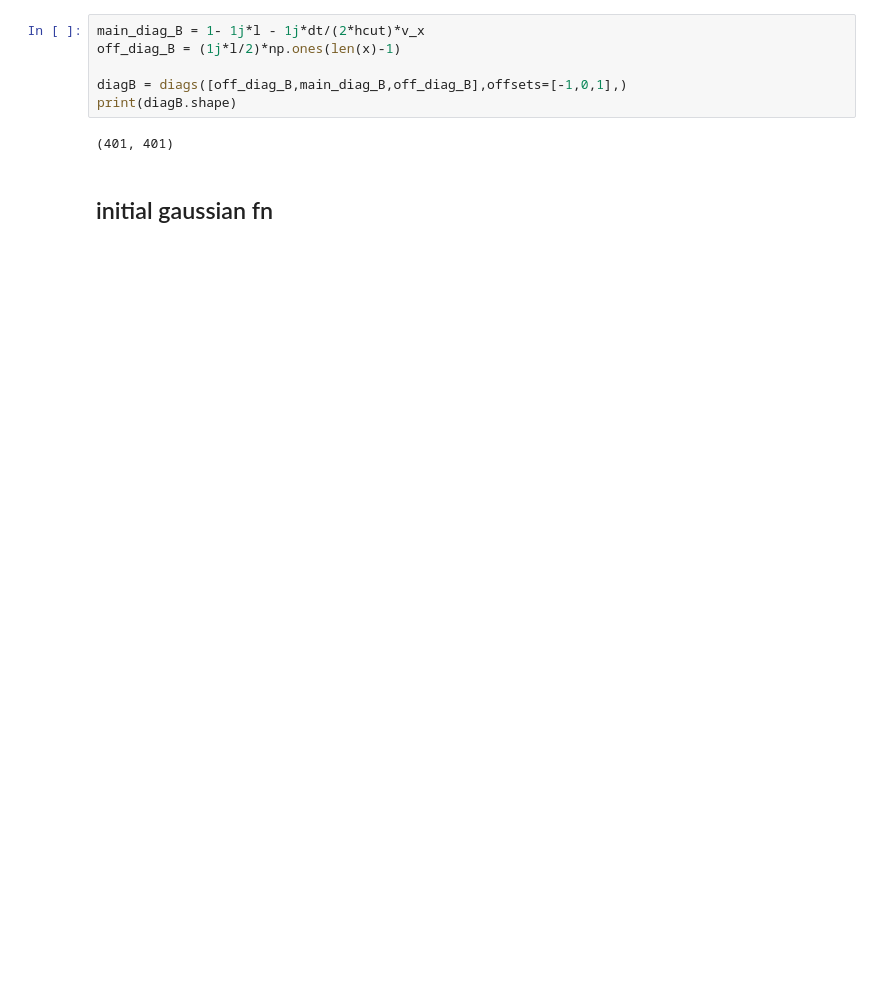
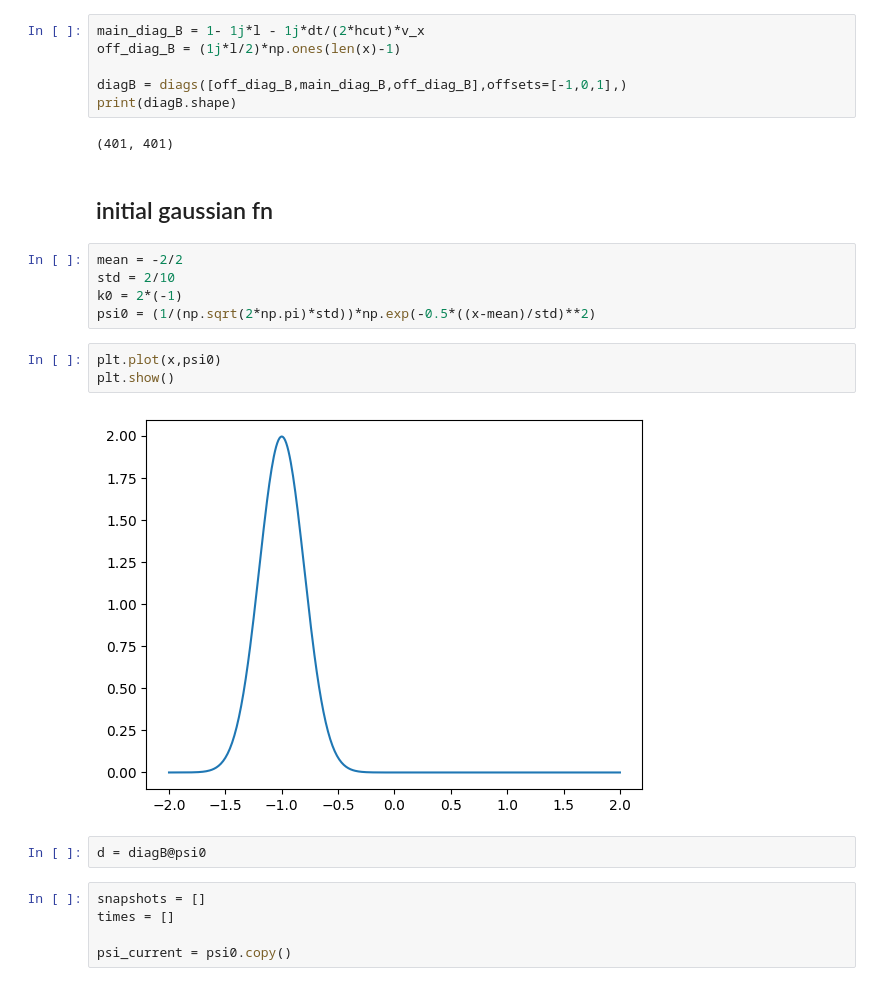
Before and after one commit to sounakdas1/Crank-Nicolson-Method-TDSE, a Jupyter notebook: tdse.ipynb, the cells around one changed output. Saved outputs shown, nothing was run; the diff lists cells and outputs as text; blank space fills up the shorter version.

```diff
--- a/tdse.ipynb
+++ b/tdse.ipynb
@@ -53,3 +89,20 @@ print(diagB.shape)
 (401, 401)
 # %% [markdown]
 ## initial gaussian fn
+# %%
+mean = -2/2
+std = 2/10
+k0 = 2*(-1)
+psi0 = (1/(np.sqrt(2*np.pi)*std))*np.exp(-0.5*((x-mean)/std)**2)
+# %%
+plt.plot(x,psi0)
+plt.show()
+# %% [output]
+[figure, added]
+# %%
+d = diagB@psi0
+# %%
+snapshots = []
+times = []
+
+psi_current = psi0.copy()
```
Also changed, not shown: parts of 6 cells of this notebook.
